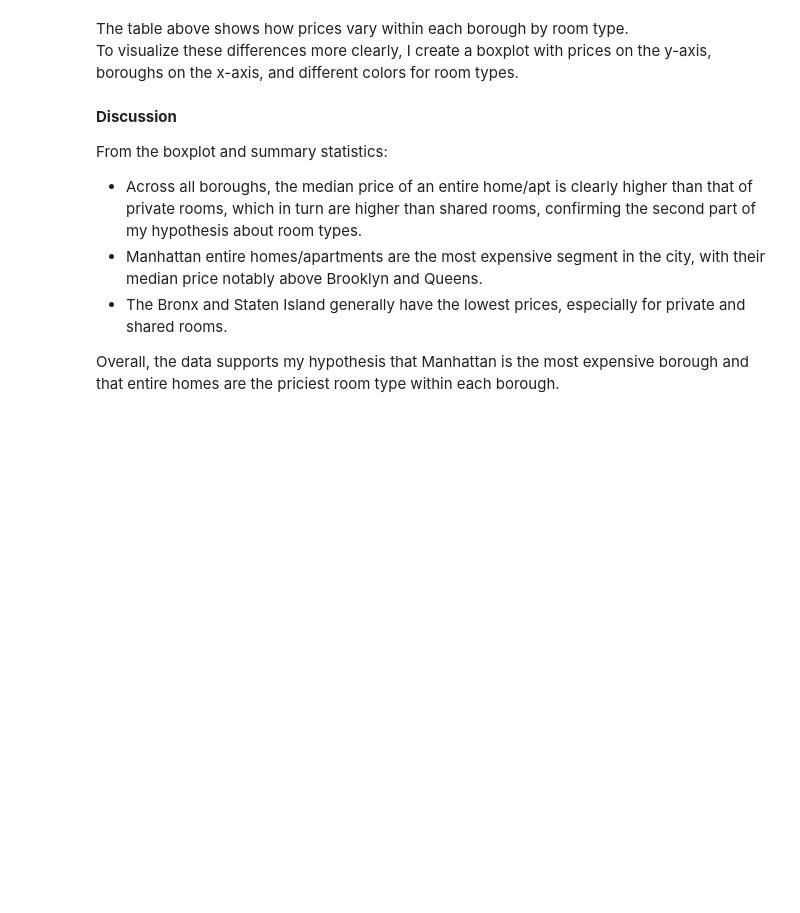
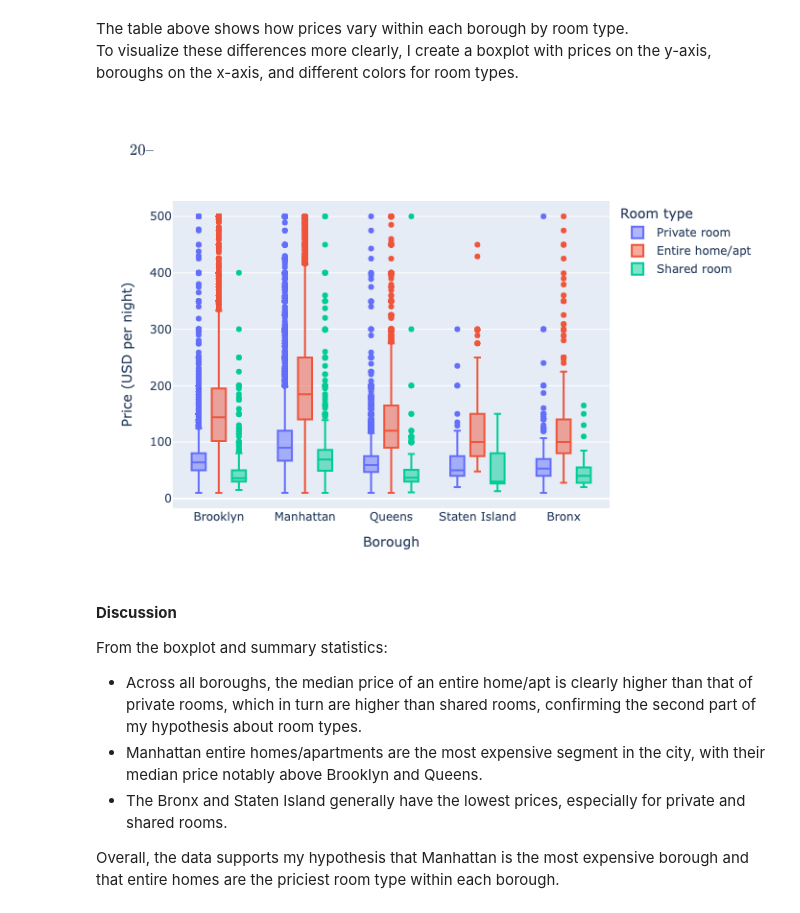
Before and after one commit to lg3387-crypto/lg3387-crypto.github.io, a Jupyter notebook: project3final.ipynb, the cells around one changed output. Saved outputs shown, nothing was run; the diff lists cells and outputs as text; code cells hidden in the pictures; blank space fills up the shorter version.

```diff
--- a/project3final.ipynb
+++ b/project3final.ipynb
@@ -207,18 +186,27 @@ To visualize these differences more clearly, I create a boxplot with prices on t
 # %%
 fig = px.box(
     airbnb_clean,
     x="neighbourhood_group",
     y="price",
     color="room_type",
     points="outliers",
     title="Airbnb Prices by Borough and Room Type (Filtered to $20–$500/night)",
     labels={
         "neighbourhood_group": "Borough",
         "price": "Price (USD per night)",
         "room_type": "Room type",
     },
 )
+
+
 fig.show()
+
+fig.write_image("fig1.png")
+from IPython.display import Image
+
+Image(filename="fig1.png")
+# %% [output]
+[figure, added]
 # %% [markdown]
 **Discussion**
 
```
Also changed, not shown: parts of 4 cells of this notebook, 6 other files.
